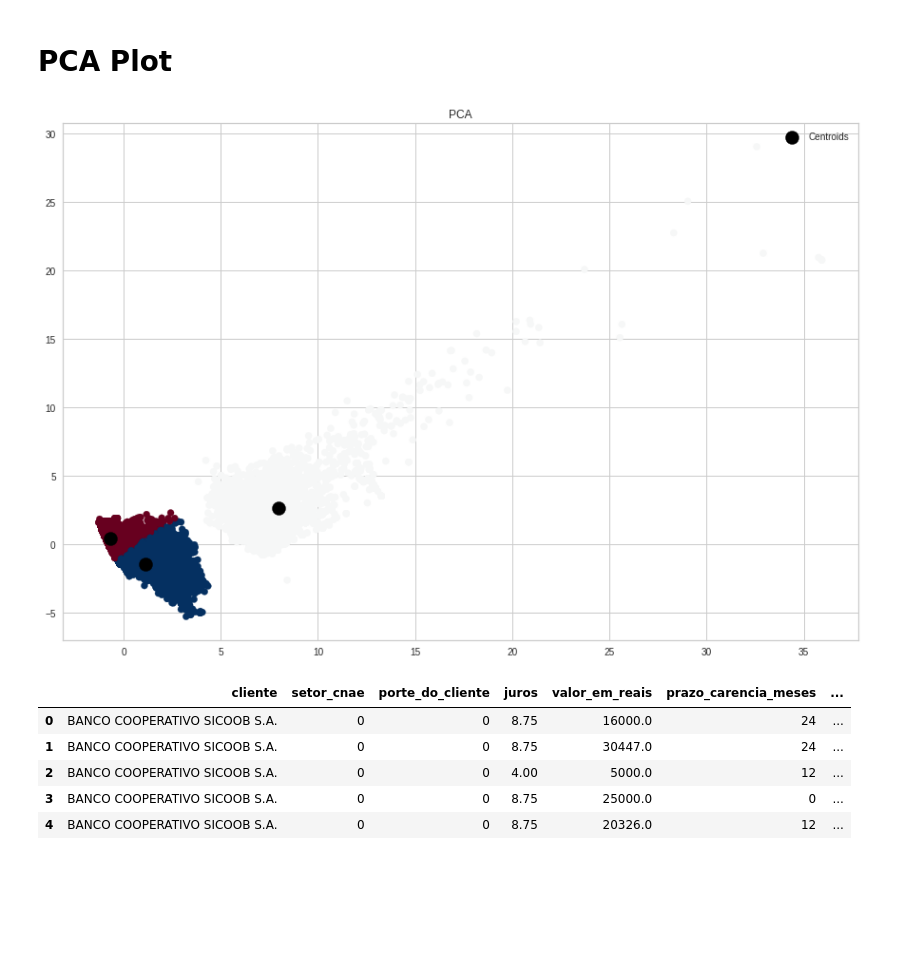
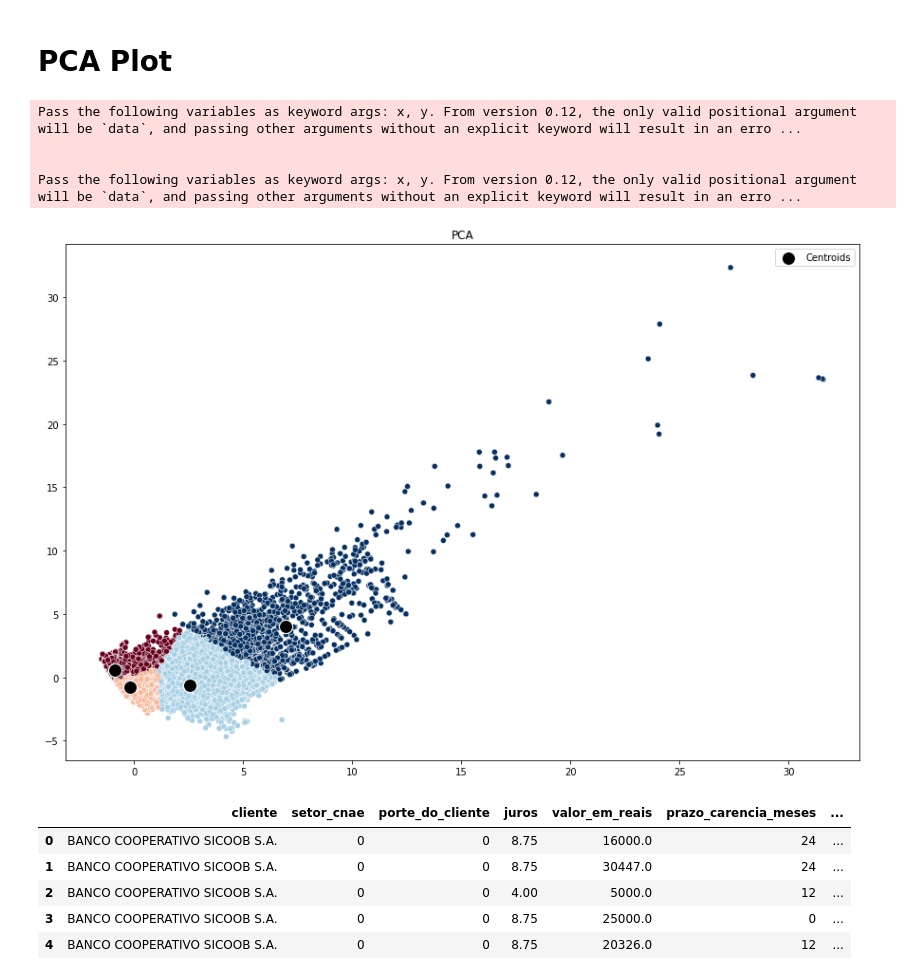
Before and after one commit to renejerez/Hackhaton-BNDES, a Jupyter notebook: BNDES_Cluster_operacoes.ipynb, the cells around one changed output. Drawn from its saved outputs; the diff is of its cells as text; code cells hidden in the pictures; blank space fills up the shorter version.

```diff
--- a/BNDES_Cluster_operacoes.ipynb
+++ b/BNDES_Cluster_operacoes.ipynb
@@ -277,17 +277,21 @@ from sklearn.decomposition import PCA
 pca = PCA(n_components=2).fit(X)
 X_pca = pca.transform(X)
 # %%
-kmeans = KMeans(n_clusters=3, random_state=42).fit(X_pca)
+kmeans = KMeans(n_clusters=4, random_state=42).fit(X_pca)
 # %%
 sns.color_palette("tab10")
 plt.figure(figsize=(15, 10))
-plt.scatter(X_pca[:, 0], X_pca[:, 1], c=kmeans.labels_, cmap='RdBu')
-plt.scatter(kmeans.cluster_centers_[:, 0], kmeans.cluster_centers_[:, 1], s=200, color='black', label='Centroids')
+sns.scatterplot(X_pca[:, 0], X_pca[:, 1], c=kmeans.labels_, cmap='RdBu')
+sns.scatterplot(kmeans.cluster_centers_[:, 0], kmeans.cluster_centers_[:, 1], s=200, color='black', label='Centroids')
 plt.title('PCA')
 plt.legend()
 plt.show()
 # %% [output]
+Pass the following variables as keyword args: x, y. From version 0.12, the only valid positional argument will be `data`, and passing other arguments without an explicit keyword will result in an erro ...
+
+
+Pass the following variables as keyword args: x, y. From version 0.12, the only valid positional argument will be `data`, and passing other arguments without an explicit keyword will result in an erro ...
-[figure, old version]
+[figure, new version]
 # %%
 from sklearn.metrics import silhouette_samples, silhouette_score
 
```
Also changed, not shown: parts of 26 cells of this notebook.
